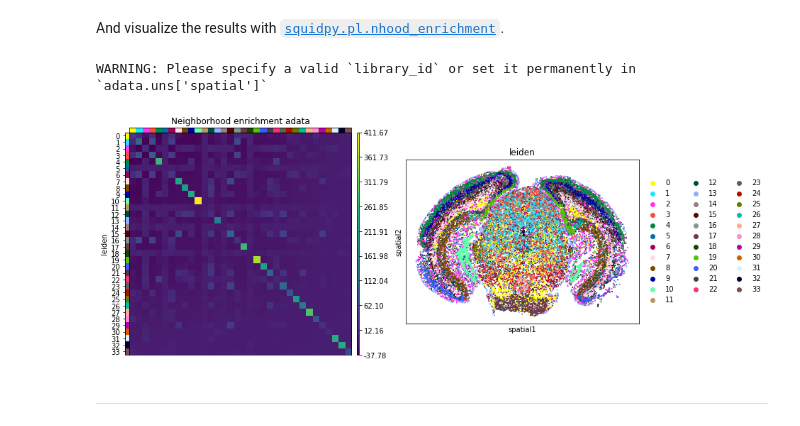
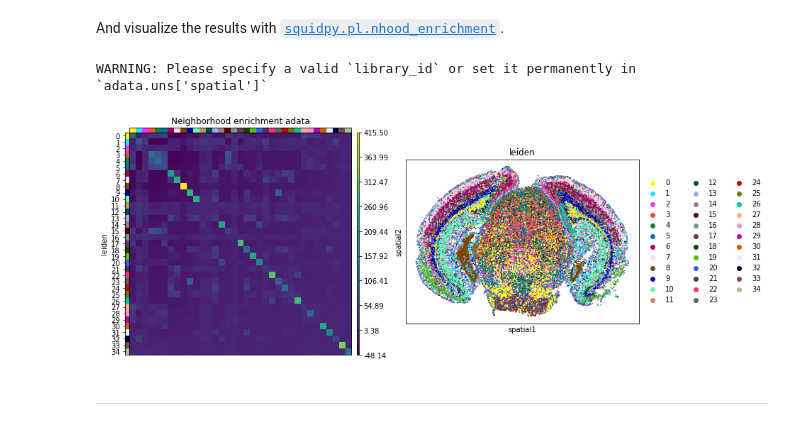
Before and after one commit to scverse/squidpy_notebooks, a Jupyter notebook: docs/source/external_tutorials/tutorial_vizgen.ipynb, the cells around one changed output. Cells and saved outputs as stored; diff of their text form; code cells hidden in the pictures.

```diff
--- a/docs/source/external_tutorials/tutorial_vizgen.ipynb
+++ b/docs/source/external_tutorials/tutorial_vizgen.ipynb
@@ -108,12 +106,12 @@ Install `scikit-misc` package as it is used for Seurat_v3, a toolkit for single
 Requirement already satisfied: scikit-misc in /opt/homebrew/Caskroom/miniforge/base/envs/squidpy_3_9/lib/python3.9/site-packages (0.1.4)
 Requirement already satisfied: numpy in /opt/homebrew/Caskroom/miniforge/base/envs/squidpy_3_9/lib/python3.9/site-packages (from scikit-misc) (1.21.6)
 # %%
-adata.raw = adata
+adata.layers["counts"] = adata.X.copy()
 sc.pp.highly_variable_genes(adata, flavor="seurat_v3", n_top_genes=4000)
 sc.pp.normalize_total(adata, inplace=True)
 sc.pp.log1p(adata)
 sc.pp.pca(adata)
 sc.pp.neighbors(adata)
 sc.tl.umap(adata)
-sc.tl.leiden(adata, resolution=0.7)
+sc.tl.leiden(adata)
 # %% [markdown]
@@ -236,18 +222,16 @@ And visualize the results with [`squidpy.pl.nhood_enrichment`](https://squidpy.r
 # %%
 fig, ax = plt.subplots(1, 2, figsize=(13, 7))
 sq.pl.nhood_enrichment(
     adata,
     cluster_key="leiden",
     figsize=(8, 8),
     title="Neighborhood enrichment adata",
     ax=ax[0],
 )
-sq.pl.spatial_scatter(
-    adata_subsample, color="leiden", shape=None, size=2, img=False, ax=ax[1]
-)
+sq.pl.spatial_scatter(adata_subsample, color="leiden", shape=None, size=2, ax=ax[1])
 # %% [output]
 WARNING: Please specify a valid `library_id` or set it permanently in `adata.uns['spatial']`
-[figure, old version]
+[figure, new version]
 # %% [markdown]
 ----
 # %% [markdown]
```
Also changed, not shown: parts of 20 cells of this notebook.
